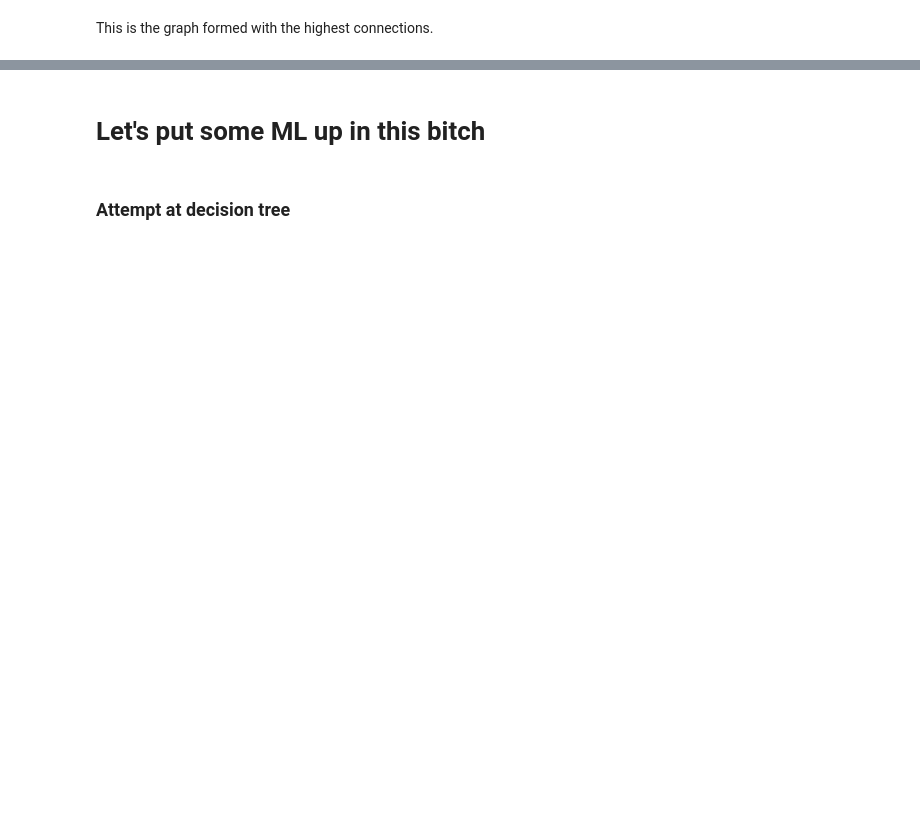
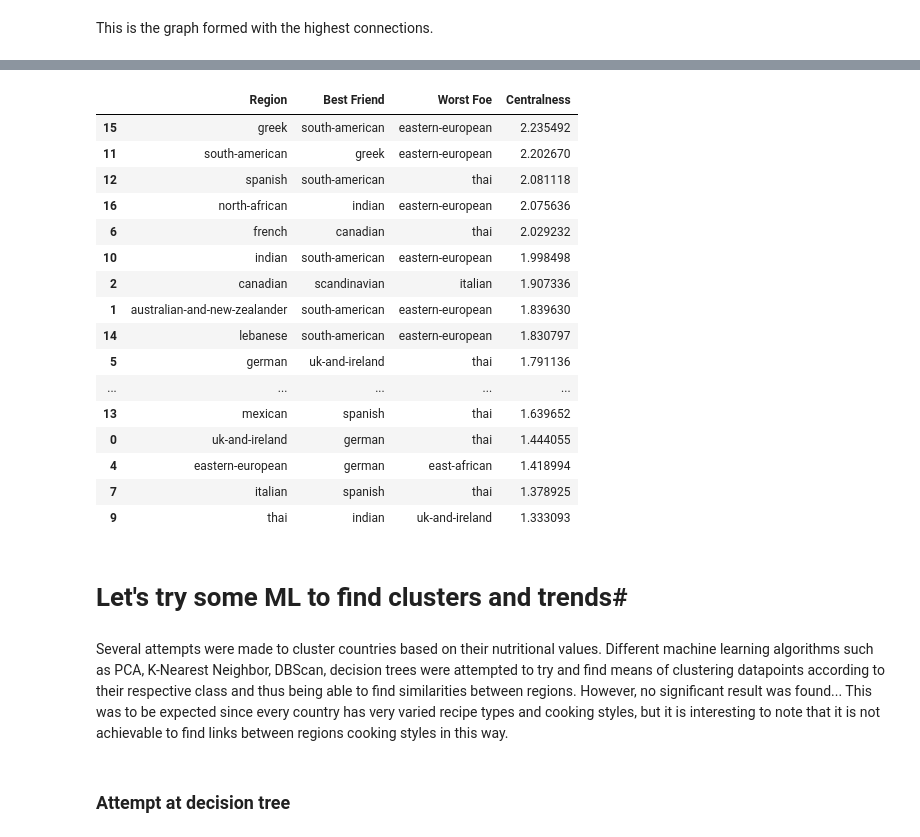
Before and after one commit to ada-food-recipes/food-recipes, a Jupyter notebook: Final_notebook.ipynb, the cells around one changed output, grey strips where cells are left out. Cells and saved outputs as stored; diff of their text form; code cells hidden in the pictures; blank space fills up the shorter version.

```diff
--- a/Final_notebook.ipynb
+++ b/Final_notebook.ipynb
@@ -904,5 +937,43 @@ This is the graph formed with the highest connections.
+# %%
+friends = pd.DataFrame(regions)
+friends.columns=['Region']
+corr = genfromtxt('data/corr.csv', delimiter=',',skip_header=1)
+corr = corr[:,1:]
+corr2 = corr - np.min(corr)
+
+a = np.argmin(corr,axis=0)
+c=friends.iloc[a].reset_index(drop=True, inplace=False)
+
+np.fill_diagonal(corr,0)
+a = np.argmax(corr,axis=0)
+b=friends.iloc[a].reset_index(drop=True, inplace=False)
+
+friends['Best Friend']=b
+friends['Worst Foe']=c
+friends['Centralness'] = np.sum(corr2,axis=0)
+friends.sort_values('Centralness',ascending= False)
+# %% [output]
+|  | Region | Best Friend | Worst Foe | Centralness |
+| 15 | greek | south-american | eastern-european | 2.235492 |
+| 11 | south-american | greek | eastern-european | 2.202670 |
+| 12 | spanish | south-american | thai | 2.081118 |
+| 16 | north-african | indian | eastern-european | 2.075636 |
+| 6 | french | canadian | thai | 2.029232 |
+| 10 | indian | south-american | eastern-european | 1.998498 |
+| 2 | canadian | scandinavian | italian | 1.907336 |
+| 1 | australian-and-new-zealander | south-american | eastern-european | 1.839630 |
+| 14 | lebanese | south-american | eastern-european | 1.830797 |
+| 5 | german | uk-and-ireland | thai | 1.791136 |
+| ... | ... | ... | ... | ... |
+| 13 | mexican | spanish | thai | 1.639652 |
+| 0 | uk-and-ireland | german | thai | 1.444055 |
+| 4 | eastern-european | german | east-african | 1.418994 |
+| 7 | italian | spanish | thai | 1.378925 |
+| 9 | thai | indian | uk-and-ireland | 1.333093 |
 # %% [markdown]
-# Let's put some ML up in this bitch #
+# Let's try some ML to find clusters and trends#
+# %% [markdown]
+Several attempts were made to cluster countries based on their nutritional values. Different machine learning algorithms such as PCA, K-Nearest Neighbor, DBScan, decision trees were attempted to try and find means of clustering datapoints according to their respective class and thus being able to find similarities between regions. However, no significant result was found... This was to be expected since every country has very varied recipe types and cooking styles, but it is interesting to note that it is not achievable to find links between regions cooking styles in this way.
 # %% [markdown]
 ### Attempt at decision tree ###
 # %%
```
Also changed, not shown: parts of 17 cells of this notebook.
